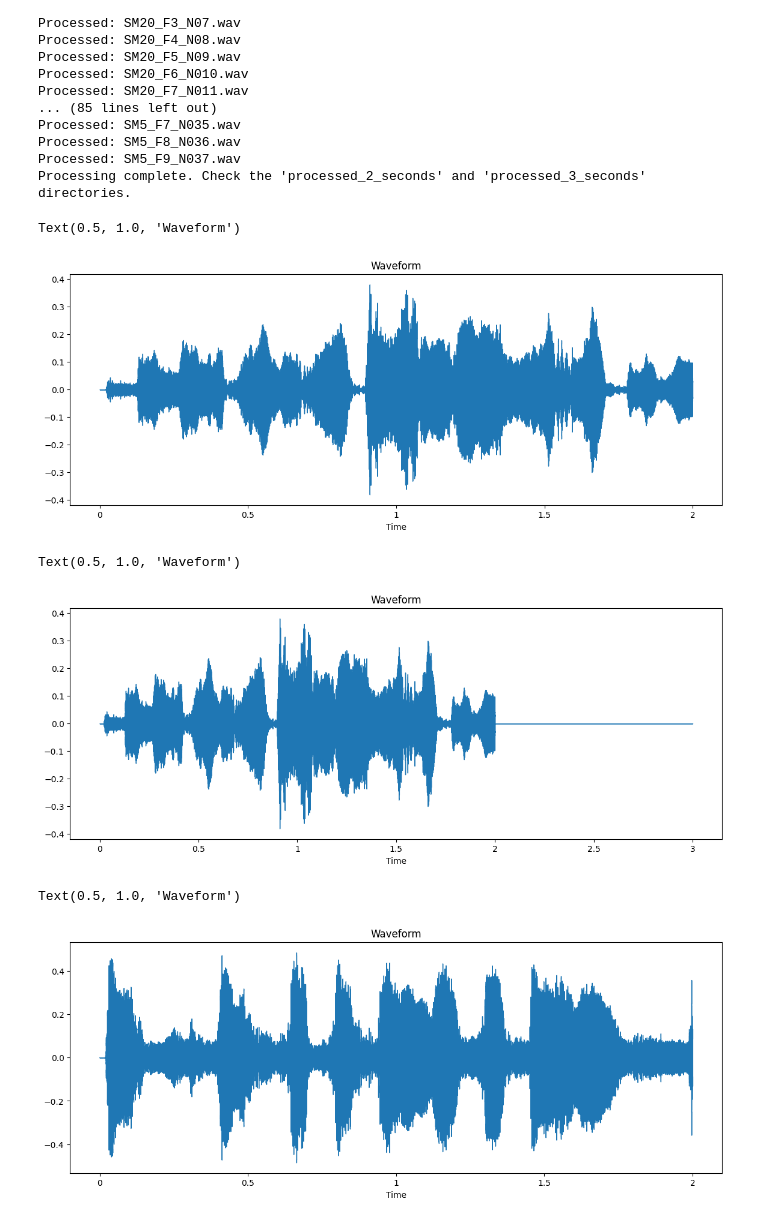
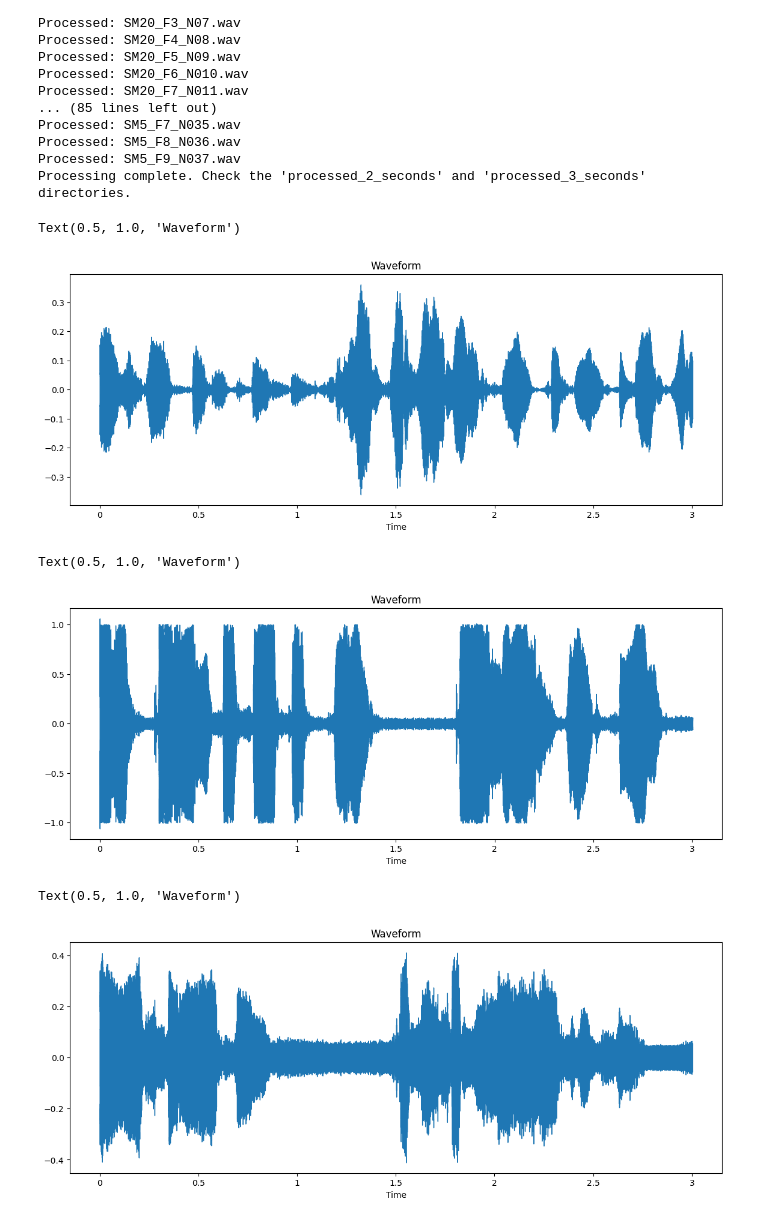
Before and after one commit to niazinouman17/Emotion-Detection-System, a Jupyter notebook: model.ipynb, the cells around one changed output. Drawn from its saved outputs; the diff is of its cells as text; code cells hidden in the pictures.

```diff
--- a/model.ipynb
+++ b/model.ipynb
@@ -23,7 +23,7 @@ HTML("""
 import librosa
 import librosa.display
 import matplotlib.pyplot as plt
-audio_file_path = "C:\\Users\\New Classic\\Desktop\\AI and ML\\Data Set\\Angry\\SM1_F1_A01.wav"
+audio_file_path = "C:\\xampp\\htdocs\\FYP\\Emotion-Detection-System\\processed_3_seconds_Main\\Emotion-Angry-01-001.wav"
 
 sr=22050
 y, sr=librosa.load(audio_file_path,sr=sr)
@@ -106,7 +106,7 @@ Processing complete. Check the 'processed_2_seconds' and 'processed_3_seconds' d
 import librosa
 import librosa.display
 import matplotlib.pyplot as plt
-audio_file_path = "C:\\xampp\\htdocs\\FYP\\Emotion-Detection-System\\processed_2_seconds_Main\\Happy\\SF1_F1_H01.wav"
+audio_file_path = "C:\\xampp\\htdocs\\FYP\\Emotion-Detection-System\\processed_3_seconds_Main\\Emotion-Happy-02-001.wav"
 sr=22050
 y, sr=librosa.load(audio_file_path,sr=sr)
 plt.figure(figsize=(14, 5))
@@ -114,27 +114,27 @@ librosa.display.waveshow(y, sr=sr)
 plt.title('Waveform')
 # %% [output]
 Text(0.5, 1.0, 'Waveform')
-[figure, old version]
+[figure, new version]
 # %%
 # 3-Seconds Waveform
 import librosa
 import librosa.display
 import matplotlib.pyplot as plt
-audio_file_path = "C:\\xampp\\htdocs\\FYP\\Emotion-Detection-System\\processed_3_seconds_Main\\Happy-03\\SF1_F1_H01.wav"
+audio_file_path = "C:\\xampp\\htdocs\\FYP\\Emotion-Detection-System\\processed_3_seconds_Main\\Emotion-Neutral-03-002.wav"
 sr=22050
 y, sr=librosa.load(audio_file_path,sr=sr)
 plt.figure(figsize=(14, 5))
 librosa.display.waveshow(y, sr=sr)
 plt.title('Waveform')
 # %% [output]
 Text(0.5, 1.0, 'Waveform')
-[figure, old version]
+[figure, new version]
 # %%
 # 2-Seconds Waveform Angry
 import librosa
 import librosa.display
 import matplotlib.pyplot as plt
-audio_file_path = "C:\\xampp\\htdocs\\FYP\\Emotion-Detection-System\\processed_2_seconds_Main\\Angry\\SM1_F1_A01.wav"
+audio_file_path = "C:\\xampp\\htdocs\\FYP\\Emotion-Detection-System\\processed_3_seconds_Main\\Emotion-Sad-04-002.wav"
 sr=22050
 y, sr=librosa.load(audio_file_path,sr=sr)
 plt.figure(figsize=(14, 5))
@@ -142,4 +142,4 @@ librosa.display.waveshow(y, sr=sr)
 plt.title('Waveform')
 # %% [output]
 Text(0.5, 1.0, 'Waveform')
-[figure, old version]
+[figure, new version]
```
Also changed, not shown: parts of 20 cells of this notebook, 1 other file.
